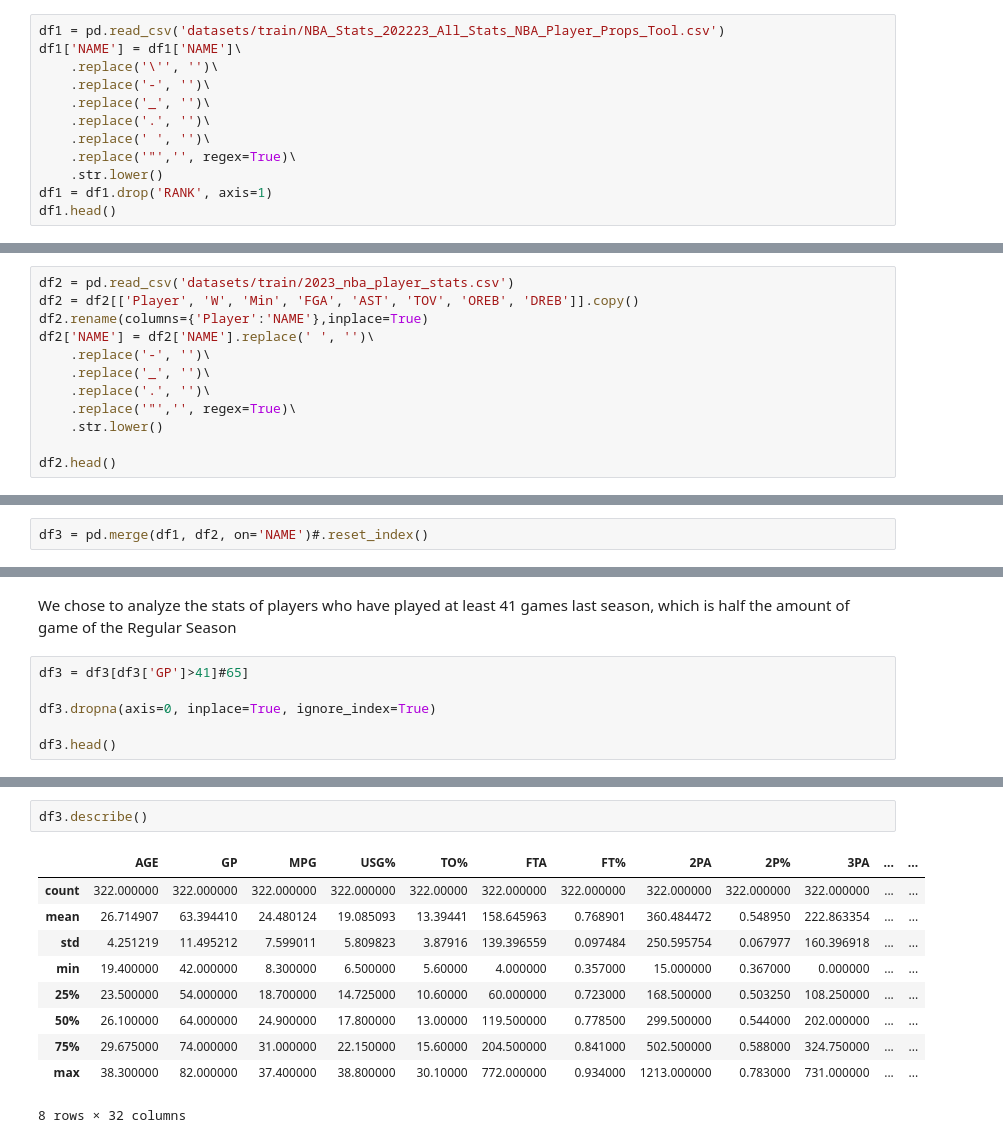
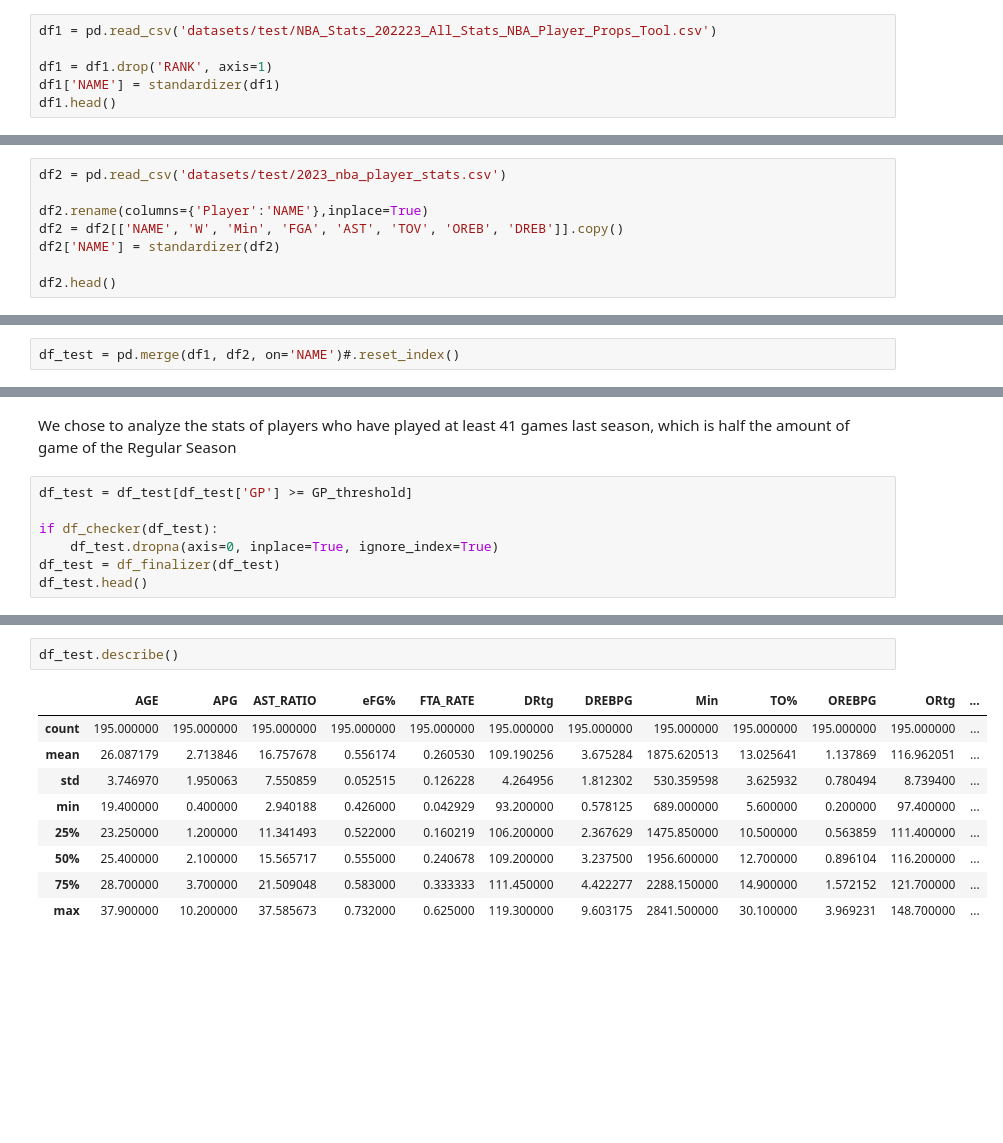
Before and after one commit to CacioCavalloIsNotReal/FAIKR_project_NBA, a Jupyter notebook: project.ipynb, the cells around one changed output, grey strips where cells are left out. Cells and saved outputs as stored; diff of their text form; blank space fills up the shorter version.

Commit message:
fixed train dataset loading, fixed standardizer function, fixed variable naming, fixed train/test ordering

```diff
--- a/project.ipynb
+++ b/project.ipynb
@@ -23,14 +445,8 @@ from pgmpy.models import BayesianNetwork
 # %%
-df1 = pd.read_csv('datasets/train/NBA_Stats_202223_All_Stats_NBA_Player_Props_Tool.csv')
-df1['NAME'] = df1['NAME']\
-    .replace('\'', '')\
-    .replace('-', '')\
-    .replace('_', '')\
-    .replace('.', '')\
-    .replace(' ', '')\
-    .replace('"','', regex=True)\
-    .str.lower()
+df1 = pd.read_csv('datasets/test/NBA_Stats_202223_All_Stats_NBA_Player_Props_Tool.csv')
+
 df1 = df1.drop('RANK', axis=1)
+df1['NAME'] = standardizer(df1)
 df1.head()
 # %% [output]
 |  | NAME | TEAM | POS | AGE | GP | MPG | USG% | TO% | FTA | FT% | ... | ... |
@@ -49,15 +465,11 @@ the dataset columns are:  ['NAME' 'TEAM' 'POS' 'AGE' 'GP' 'MPG' 'USG%' 'TO%' 'FT
 # %% [markdown]
 We chose to merge this dataset with another one because we were missing some crucial variable (wins,minutes played, field goal attempts, assists, turnovers offensive rebounds, defensive rebounds)
 # %%
-df2 = pd.read_csv('datasets/train/2023_nba_player_stats.csv')
-df2 = df2[['Player', 'W', 'Min', 'FGA', 'AST', 'TOV', 'OREB', 'DREB']].copy()
+df2 = pd.read_csv('datasets/test/2023_nba_player_stats.csv')
+
 df2.rename(columns={'Player':'NAME'},inplace=True)
-df2['NAME'] = df2['NAME'].replace(' ', '')\
-    .replace('-', '')\
-    .replace('_', '')\
-    .replace('.', '')\
-    .replace('"','', regex=True)\
-    .str.lower()
+df2 = df2[['NAME', 'W', 'Min', 'FGA', 'AST', 'TOV', 'OREB', 'DREB']].copy()
+df2['NAME'] = standardizer(df2)
 
 df2.head()
 # %% [output]
@@ -70,2 +482,2 @@ df2.head()
 # %%
-df3 = pd.merge(df1, df2, on='NAME')#.reset_index()
+df_test = pd.merge(df1, df2, on='NAME')#.reset_index()
@@ -78,9 +484,10 @@ The new dataset contains  ['NAME' 'TEAM' 'POS' 'AGE' 'GP' 'MPG' 'USG%' 'TO%' 'FT
 # %% [markdown]
 We chose to analyze the stats of players who have played at least 41 games last season, which is half the amount of game of the Regular Season
 # %%
-df3 = df3[df3['GP']>41]#65]
+df_test = df_test[df_test['GP'] >= GP_threshold]
 
-df3.dropna(axis=0, inplace=True, ignore_index=True)
-
-df3.head()
+if df_checker(df_test):
+    df_test.dropna(axis=0, inplace=True, ignore_index=True)
+df_test = df_finalizer(df_test)
+df_test.head()
 # %% [output]
@@ -94,13 +501,12 @@ df3.head()
 # %%
-df3.describe()
+df_test.describe()
 # %% [output]
-|  | AGE | GP | MPG | USG% | TO% | FTA | FT% | 2PA | 2P% | 3PA | ... | ... |
-| count | 322.000000 | 322.000000 | 322.000000 | 322.000000 | 322.00000 | 322.000000 | 322.000000 | 322.000000 | 322.000000 | 322.000000 | ... | ... |
-| mean | 26.714907 | 63.394410 | 24.480124 | 19.085093 | 13.39441 | 158.645963 | 0.768901 | 360.484472 | 0.548950 | 222.863354 | ... | ... |
-| std | 4.251219 | 11.495212 | 7.599011 | 5.809823 | 3.87916 | 139.396559 | 0.097484 | 250.595754 | 0.067977 | 160.396918 | ... | ... |
-| min | 19.400000 | 42.000000 | 8.300000 | 6.500000 | 5.60000 | 4.000000 | 0.357000 | 15.000000 | 0.367000 | 0.000000 | ... | ... |
-| 25% | 23.500000 | 54.000000 | 18.700000 | 14.725000 | 10.60000 | 60.000000 | 0.723000 | 168.500000 | 0.503250 | 108.250000 | ... | ... |
-| 50% | 26.100000 | 64.000000 | 24.900000 | 17.800000 | 13.00000 | 119.500000 | 0.778500 | 299.500000 | 0.544000 | 202.000000 | ... | ... |
-| 75% | 29.675000 | 74.000000 | 31.000000 | 22.150000 | 15.60000 | 204.500000 | 0.841000 | 502.500000 | 0.588000 | 324.750000 | ... | ... |
-| max | 38.300000 | 82.000000 | 37.400000 | 38.800000 | 30.10000 | 772.000000 | 0.934000 | 1213.000000 | 0.783000 | 731.000000 | ... | ... |
+|  | AGE | APG | AST_RATIO | eFG% | FTA_RATE | DRtg | DREBPG | Min | TO% | OREBPG | ORtg | ... |
+| count | 195.000000 | 195.000000 | 195.000000 | 195.000000 | 195.000000 | 195.000000 | 195.000000 | 195.000000 | 195.000000 | 195.000000 | 195.000000 | ... |
+| mean | 26.087179 | 2.713846 | 16.757678 | 0.556174 | 0.260530 | 109.190256 | 3.675284 | 1875.620513 | 13.025641 | 1.137869 | 116.962051 | ... |
+| std | 3.746970 | 1.950063 | 7.550859 | 0.052515 | 0.126228 | 4.264956 | 1.812302 | 530.359598 | 3.625932 | 0.780494 | 8.739400 | ... |
+| min | 19.400000 | 0.400000 | 2.940188 | 0.426000 | 0.042929 | 93.200000 | 0.578125 | 689.000000 | 5.600000 | 0.200000 | 97.400000 | ... |
+| 25% | 23.250000 | 1.200000 | 11.341493 | 0.522000 | 0.160219 | 106.200000 | 2.367629 | 1475.850000 | 10.500000 | 0.563859 | 111.400000 | ... |
+| 50% | 25.400000 | 2.100000 | 15.565717 | 0.555000 | 0.240678 | 109.200000 | 3.237500 | 1956.600000 | 12.700000 | 0.896104 | 116.200000 | ... |
+| 75% | 28.700000 | 3.700000 | 21.509048 | 0.583000 | 0.333333 | 111.450000 | 4.422277 | 2288.150000 | 14.900000 | 1.572152 | 121.700000 | ... |
+| max | 37.900000 | 10.200000 | 37.585673 | 0.732000 | 0.625000 | 119.300000 | 9.603175 | 2841.500000 | 30.100000 | 3.969231 | 148.700000 | ... |
-8 rows × 32 columns
```
Also changed, not shown: parts of 100 cells of this notebook, 5 other files.
